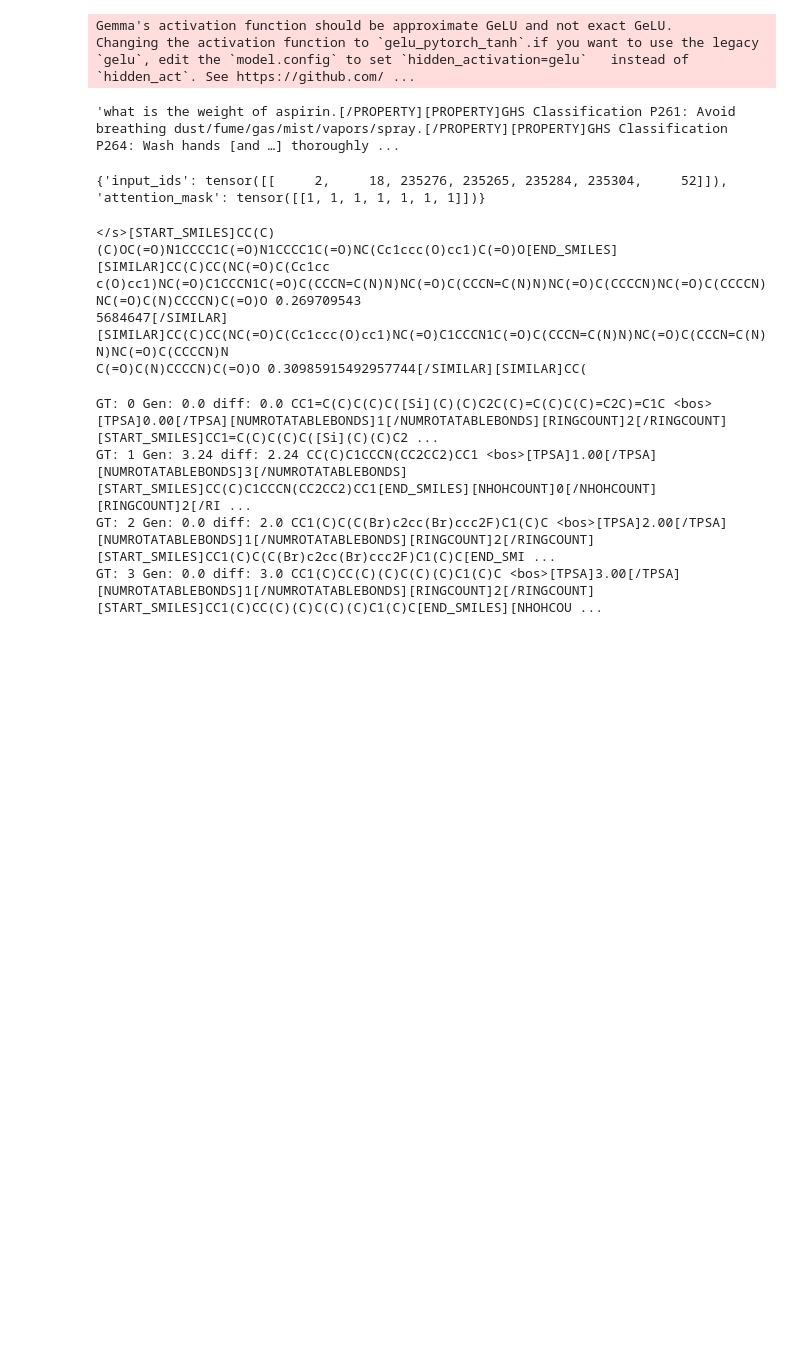
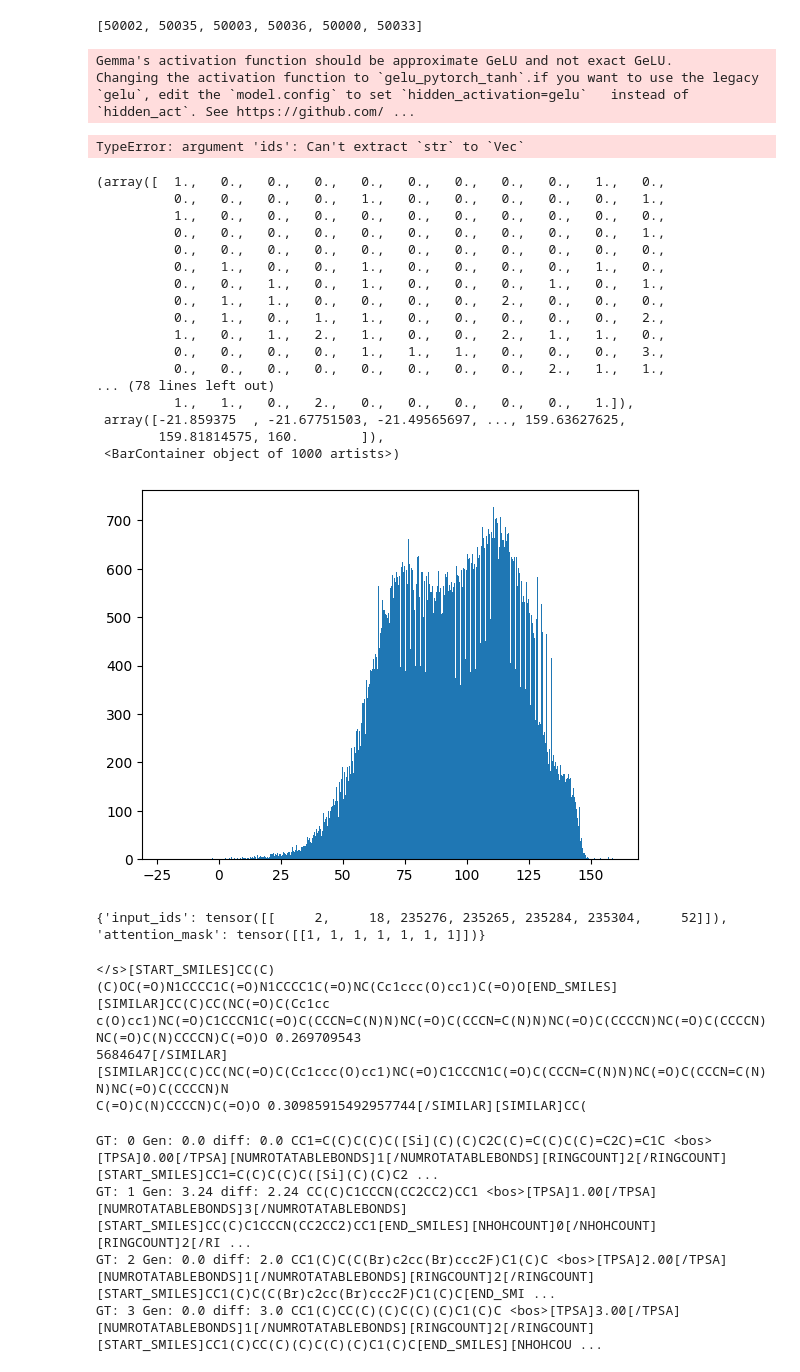
Before and after one commit to YerevaNN/ChemLactica, a Jupyter notebook: notebooks/playground.ipynb, the cells around one changed output. Cells and saved outputs as stored; diff of their text form; code cells hidden in the pictures; blank space fills up the shorter version.

```diff
--- a/notebooks/playground.ipynb
+++ b/notebooks/playground.ipynb
@@ -23,3 +25,7 @@ cus_tokenizer = AutoTokenizer.from_pretrained("/auto/home/menuab/code/ChemLactic
+# %%
+tokenizer.encode("[SIMILAR][/SIMILAR][PROPERTY][/PROPERTY][SYNONYM][/SYNONYM]")
+# %% [output]
+[50002, 50035, 50003, 50036, 50000, 50033]
 # %%
 orig_tokenizer.add_bos_token = False
 # %%
@@ -40,12 +50,33 @@ Changing the activation function to `gelu_pytorch_tanh`.if you want to use the l
 # %%
-prompt = f"what is the weight of aspirin"
+prompt = f"<bos>[QED]0.02[/QED][START_SMILES]"
 len_prompt = len(prompt)
 prompt = cus_tokenizer(prompt, return_tensors="pt").to(model.device)
-out = model.generate(prompt.input_ids, do_sample=False, max_length=300)
-out = cus_tokenizer.batch_decode(out)[0]
+output = model.generate(prompt.input_ids, do_sample=False, max_length=30, return_dict_in_generate=True ,output_scores=True)
+out = cus_tokenizer.batch_decode(output)
 out
 # %% [output]
-'what is the weight of aspirin.[/PROPERTY][PROPERTY]GHS Classification P261: Avoid breathing dust/fume/gas/mist/vapors/spray.[/PROPERTY][PROPERTY]GHS Classification P264: Wash hands [and …] thoroughly ...
+TypeError: argument 'ids': Can't extract `str` to `Vec`
+# %%
+plt.hist(output['scores'][1].cpu().numpy()[0], bins=1000)
+# %% [output]
+(array([  1.,   0.,   0.,   0.,   0.,   0.,   0.,   0.,   0.,   1.,   0.,
+          0.,   0.,   0.,   0.,   1.,   0.,   0.,   0.,   0.,   0.,   1.,
+          1.,   0.,   0.,   0.,   0.,   0.,   0.,   0.,   0.,   0.,   0.,
+          0.,   0.,   0.,   0.,   0.,   0.,   0.,   0.,   0.,   0.,   1.,
+          0.,   0.,   0.,   0.,   0.,   0.,   0.,   0.,   0.,   0.,   0.,
+          0.,   1.,   0.,   0.,   1.,   0.,   0.,   0.,   0.,   1.,   0.,
+          0.,   0.,   1.,   0.,   1.,   0.,   0.,   0.,   1.,   0.,   1.,
+          0.,   1.,   1.,   0.,   0.,   0.,   0.,   2.,   0.,   0.,   0.,
+          0.,   1.,   0.,   1.,   1.,   0.,   0.,   0.,   0.,   0.,   2.,
+          1.,   0.,   1.,   2.,   1.,   0.,   0.,   2.,   1.,   1.,   0.,
+          0.,   0.,   0.,   0.,   1.,   1.,   1.,   0.,   0.,   0.,   3.,
+          0.,   0.,   0.,   0.,   0.,   0.,   0.,   0.,   2.,   1.,   1.,
+... (78 lines left out)
+          1.,   1.,   0.,   2.,   0.,   0.,   0.,   0.,   0.,   1.]),
+ array([-21.859375  , -21.67751503, -21.49565697, ..., 159.63627625,
+        159.81814575, 160.        ]),
+ <BarContainer object of 1000 artists>)
+[figure, added]
 # %%
 prompt = f"<bos>[QED]0.23[/QED]"
 len_prompt = len(prompt)
```
Also changed, not shown: parts of 12 cells of this notebook, 1 other file.
